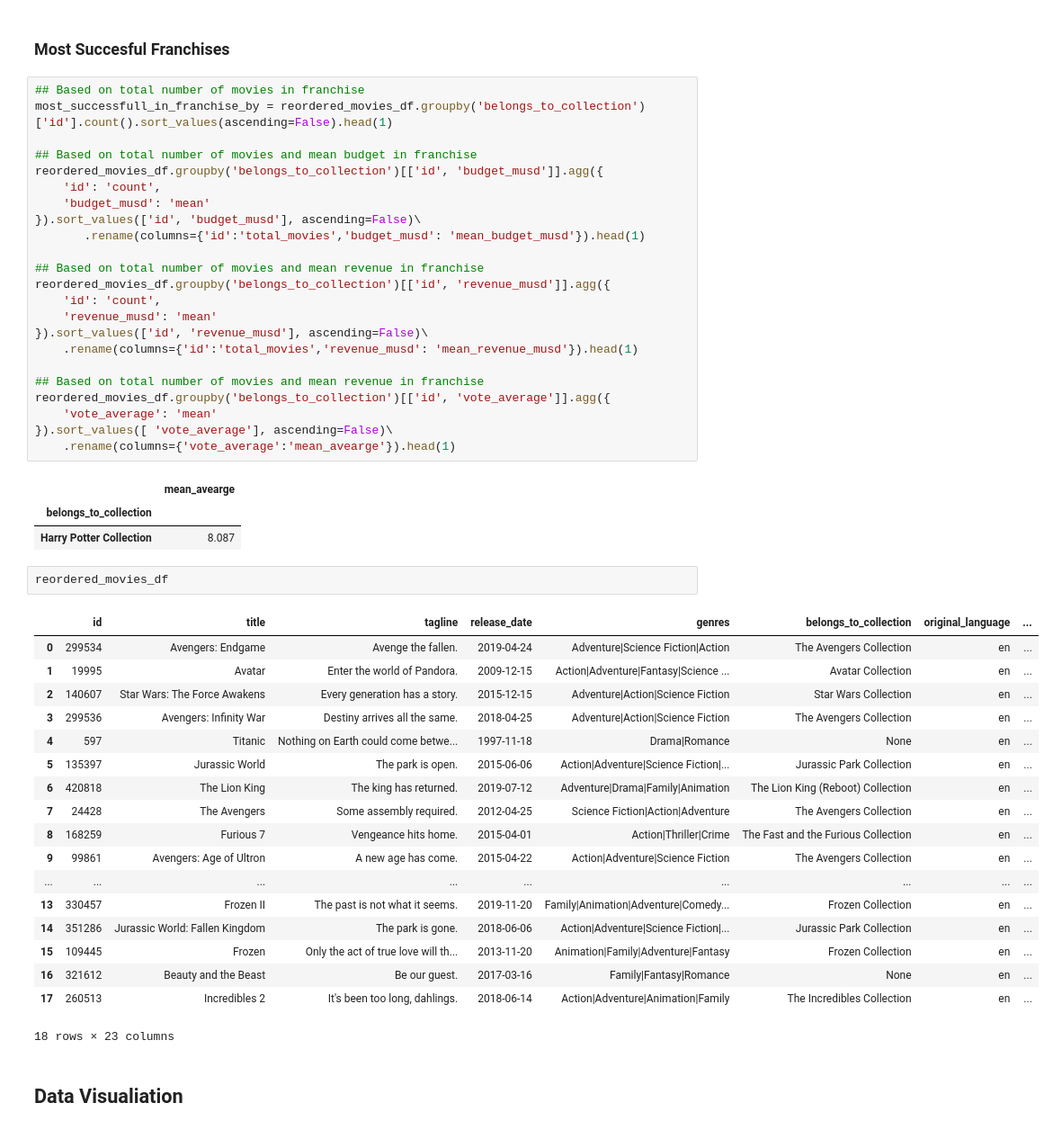
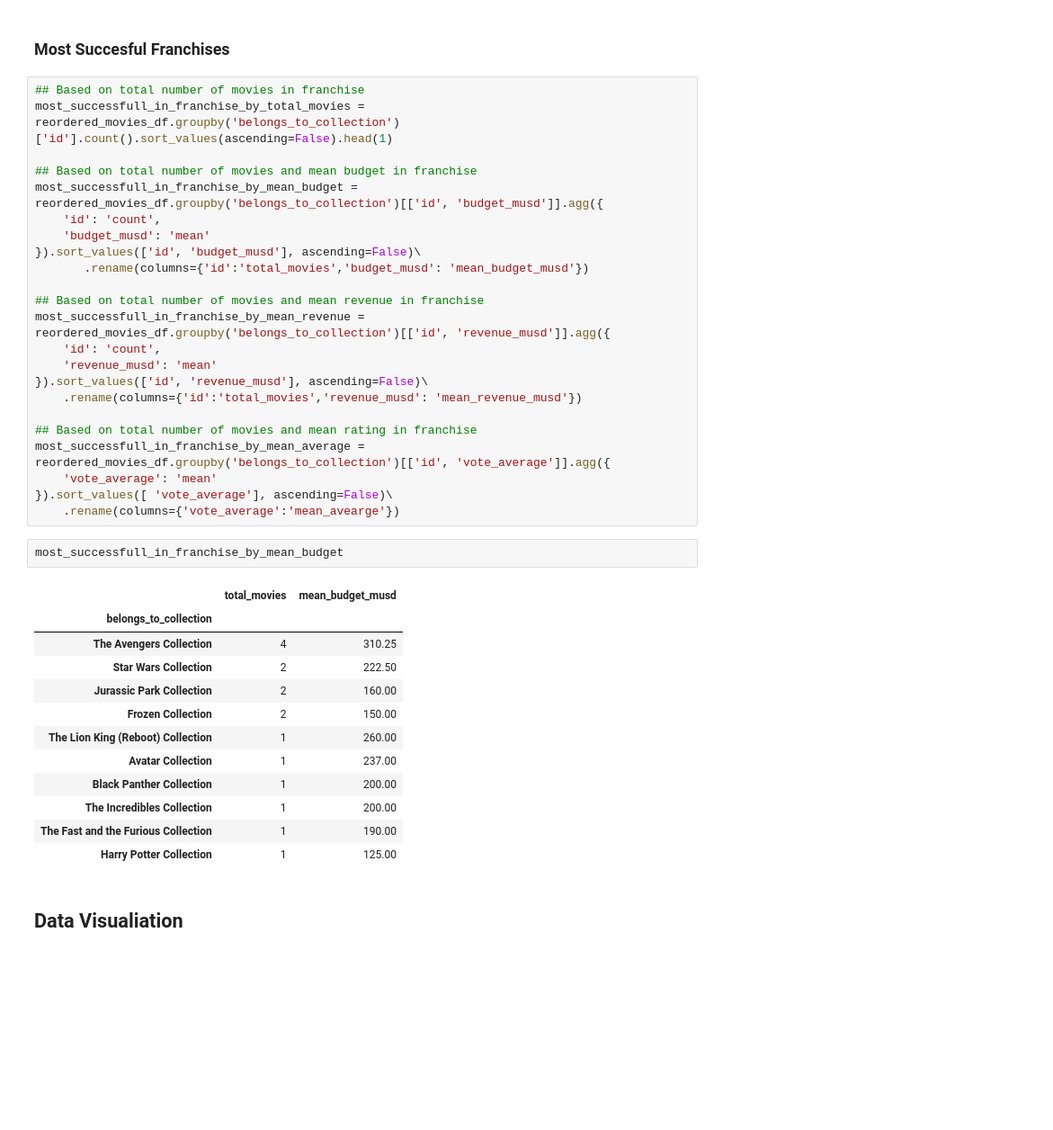
Before and after one commit to GEssuman/data-engineering-labs, a Jupyter notebook: notebook/jupiter_lab.ipynb, the cells around one changed output. Shown at 90% size. Saved outputs shown, nothing was run; the diff lists cells and outputs as text; blank space fills up the shorter version.

```diff
--- a/notebook/jupiter_lab.ipynb
+++ b/notebook/jupiter_lab.ipynb
@@ -491,51 +498,41 @@ frachise_vrs_standalone(reordered_movies_df)
 ### Most Succesful Franchises
 # %%
 ## Based on total number of movies in franchise
-most_successfull_in_franchise_by = reordered_movies_df.groupby('belongs_to_collection')['id'].count().sort_values(ascending=False).head(1)
+most_successfull_in_franchise_by_total_movies = reordered_movies_df.groupby('belongs_to_collection')['id'].count().sort_values(ascending=False).head(1)
 
 ## Based on total number of movies and mean budget in franchise
-reordered_movies_df.groupby('belongs_to_collection')[['id', 'budget_musd']].agg({
+most_successfull_in_franchise_by_mean_budget = reordered_movies_df.groupby('belongs_to_collection')[['id', 'budget_musd']].agg({
     'id': 'count',
     'budget_musd': 'mean'
 }).sort_values(['id', 'budget_musd'], ascending=False)\
-       .rename(columns={'id':'total_movies','budget_musd': 'mean_budget_musd'}).head(1)
+       .rename(columns={'id':'total_movies','budget_musd': 'mean_budget_musd'})
 
 ## Based on total number of movies and mean revenue in franchise
-reordered_movies_df.groupby('belongs_to_collection')[['id', 'revenue_musd']].agg({
+most_successfull_in_franchise_by_mean_revenue = reordered_movies_df.groupby('belongs_to_collection')[['id', 'revenue_musd']].agg({
     'id': 'count',
     'revenue_musd': 'mean'
 }).sort_values(['id', 'revenue_musd'], ascending=False)\
-    .rename(columns={'id':'total_movies','revenue_musd': 'mean_revenue_musd'}).head(1)
+    .rename(columns={'id':'total_movies','revenue_musd': 'mean_revenue_musd'})
 
-## Based on total number of movies and mean revenue in franchise
-reordered_movies_df.groupby('belongs_to_collection')[['id', 'vote_average']].agg({
+## Based on total number of movies and mean rating in franchise
+most_successfull_in_franchise_by_mean_average = reordered_movies_df.groupby('belongs_to_collection')[['id', 'vote_average']].agg({
     'vote_average': 'mean'
 }).sort_values([ 'vote_average'], ascending=False)\
-    .rename(columns={'vote_average':'mean_avearge'}).head(1)
+    .rename(columns={'vote_average':'mean_avearge'})
-# %% [output]
-|  | mean_avearge |
-| belongs_to_collection |  |
-| Harry Potter Collection | 8.087 |
 # %%
-reordered_movies_df
+most_successfull_in_franchise_by_mean_budget
 # %% [output]
-|  | id | title | tagline | release_date | genres | belongs_to_collection | original_language | ... |
-| 0 | 299534 | Avengers: Endgame | Avenge the fallen. | 2019-04-24 | Adventure|Science Fiction|Action | The Avengers Collection | en | ... |
-| 1 | 19995 | Avatar | Enter the world of Pandora. | 2009-12-15 | Action|Adventure|Fantasy|Science ... | Avatar Collection | en | ... |
-| 2 | 140607 | Star Wars: The Force Awakens | Every generation has a story. | 2015-12-15 | Adventure|Action|Science Fiction | Star Wars Collection | en | ... |
-| 3 | 299536 | Avengers: Infinity War | Destiny arrives all the same. | 2018-04-25 | Adventure|Action|Science Fiction | The Avengers Collection | en | ... |
-| 4 | 597 | Titanic | Nothing on Earth could come betwe... | 1997-11-18 | Drama|Romance | None | en | ... |
-| 5 | 135397 | Jurassic World | The park is open. | 2015-06-06 | Action|Adventure|Science Fiction|... | Jurassic Park Collection | en | ... |
-| 6 | 420818 | The Lion King | The king has returned. | 2019-07-12 | Adventure|Drama|Family|Animation | The Lion King (Reboot) Collection | en | ... |
-| 7 | 24428 | The Avengers | Some assembly required. | 2012-04-25 | Science Fiction|Action|Adventure | The Avengers Collection | en | ... |
-| 8 | 168259 | Furious 7 | Vengeance hits home. | 2015-04-01 | Action|Thriller|Crime | The Fast and the Furious Collection | en | ... |
-| 9 | 99861 | Avengers: Age of Ultron | A new age has come. | 2015-04-22 | Action|Adventure|Science Fiction | The Avengers Collection | en | ... |
-| ... | ... | ... | ... | ... | ... | ... | ... | ... |
-| 13 | 330457 | Frozen II | The past is not what it seems. | 2019-11-20 | Family|Animation|Adventure|Comedy... | Frozen Collection | en | ... |
-| 14 | 351286 | Jurassic World: Fallen Kingdom | The park is gone. | 2018-06-06 | Action|Adventure|Science Fiction|... | Jurassic Park Collection | en | ... |
-| 15 | 109445 | Frozen | Only the act of true love will th... | 2013-11-20 | Animation|Family|Adventure|Fantasy | Frozen Collection | en | ... |
-| 16 | 321612 | Beauty and the Beast | Be our guest. | 2017-03-16 | Family|Fantasy|Romance | None | en | ... |
-| 17 | 260513 | Incredibles 2 | It's been too long, dahlings. | 2018-06-14 | Action|Adventure|Animation|Family | The Incredibles Collection | en | ... |
+|  | total_movies | mean_budget_musd |
+| belongs_to_collection |  |  |
+| The Avengers Collection | 4 | 310.25 |
+| Star Wars Collection | 2 | 222.50 |
+| Jurassic Park Collection | 2 | 160.00 |
+| Frozen Collection | 2 | 150.00 |
+| The Lion King (Reboot) Collection | 1 | 260.00 |
+| Avatar Collection | 1 | 237.00 |
+| Black Panther Collection | 1 | 200.00 |
+| The Incredibles Collection | 1 | 200.00 |
+| The Fast and the Furious Collection | 1 | 190.00 |
+| Harry Potter Collection | 1 | 125.00 |
-18 rows × 23 columns
 # %% [markdown]
 ## Data Visualiation
```
Also changed, not shown: parts of 17 cells of this notebook, 1 other file.
